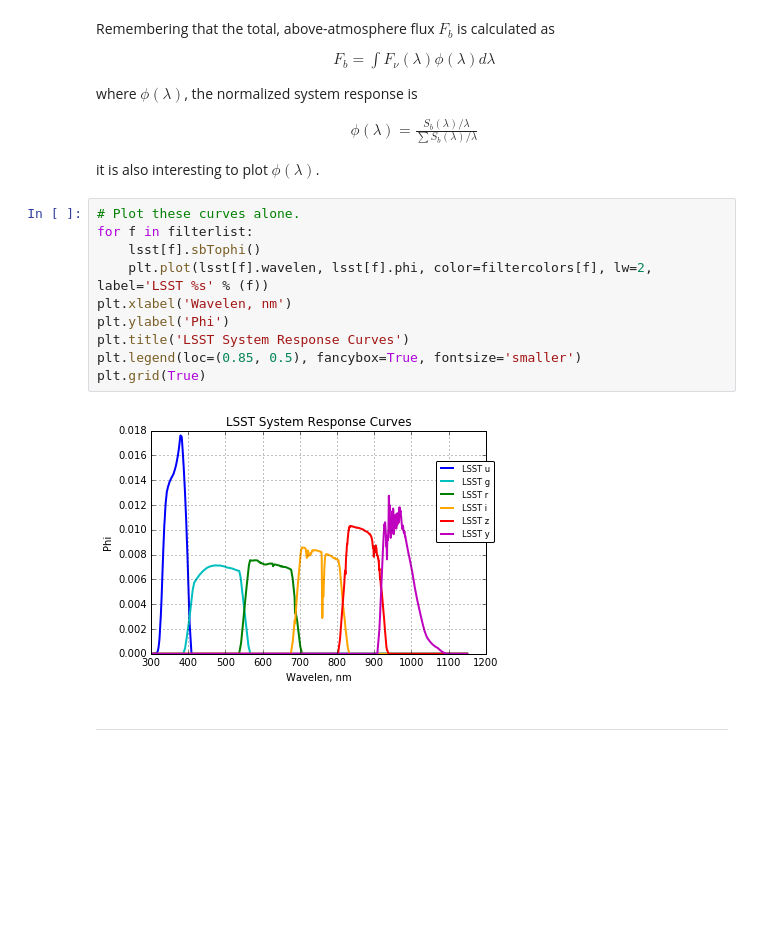
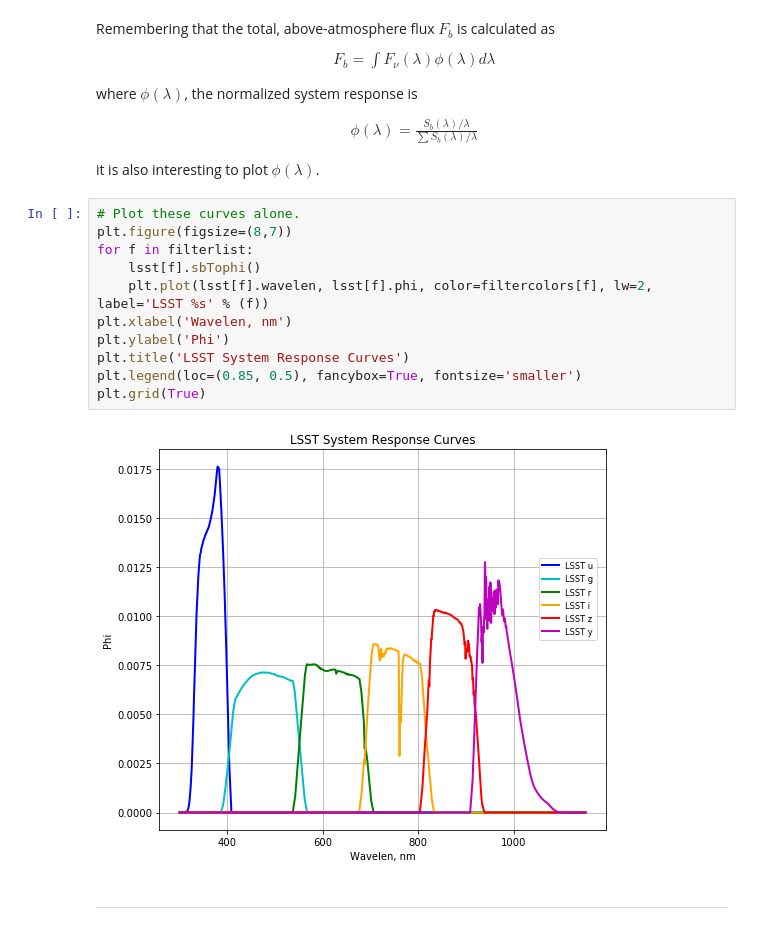
Before and after one commit to lsst/throughputs, a Jupyter notebook: examples/LSST Throughputs Curves.ipynb, the cells around one changed output. Drawn from its saved outputs; the diff is of its cells as text; blank space fills up the shorter version.

```diff
--- a/examples/LSST Throughputs Curves.ipynb
+++ b/examples/LSST Throughputs Curves.ipynb
@@ -89,16 +92,17 @@ where $\phi(\lambda)$, the normalized system response is
 it is also interesting to plot $\phi(\lambda)$.
 # %%
 # Plot these curves alone.
+plt.figure(figsize=(8,7))
 for f in filterlist:
     lsst[f].sbTophi()
     plt.plot(lsst[f].wavelen, lsst[f].phi, color=filtercolors[f], lw=2, label='LSST %s' % (f))
 plt.xlabel('Wavelen, nm')
 plt.ylabel('Phi')
 plt.title('LSST System Response Curves')
 plt.legend(loc=(0.85, 0.5), fancybox=True, fontsize='smaller')
 plt.grid(True)
 # %% [output]
-[figure, old version]
+[figure, new version]
 # %% [markdown]
 ----
 # %% [markdown]
```
Also changed, not shown: parts of 3 cells of this notebook, 2 other files.
